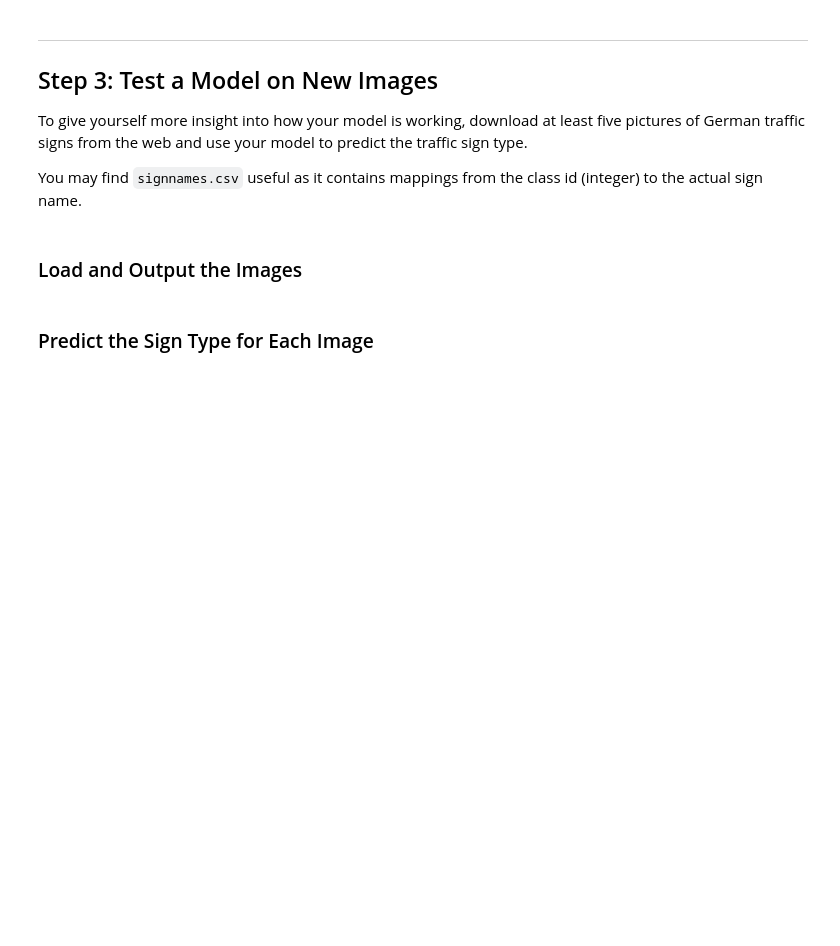
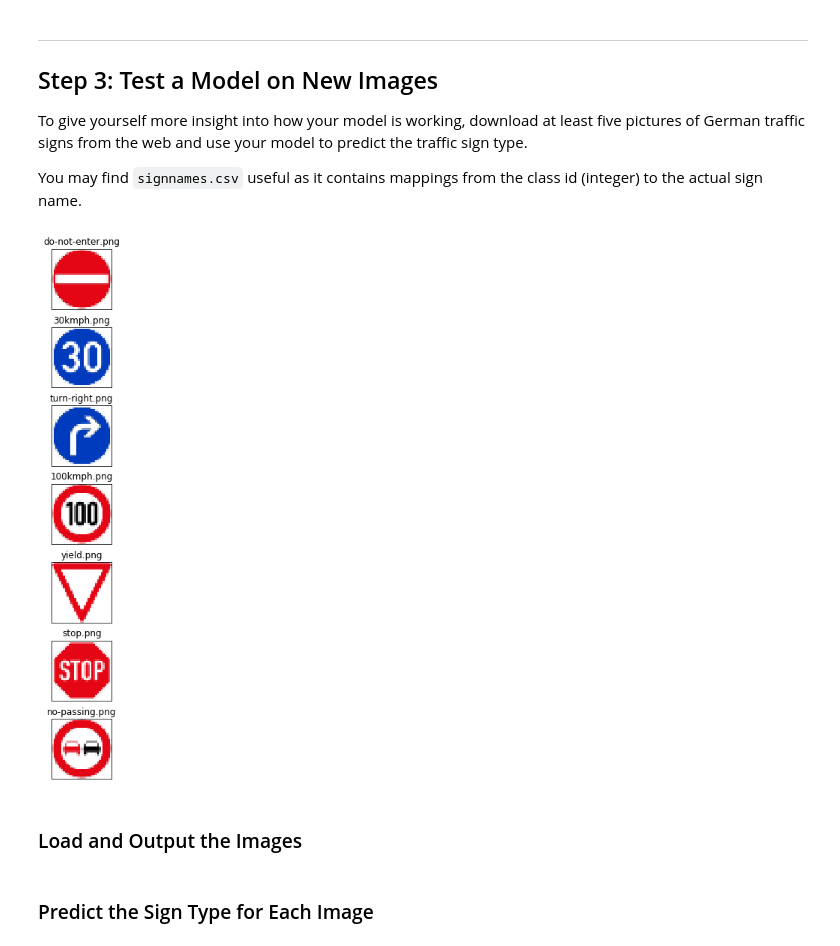
Before and after one commit to arrawatia/CarND-Traffic-Sign-Classifier-Project, a Jupyter notebook: Traffic_Sign_Classifier.ipynb, the cells around one changed output. Drawn from its saved outputs; the diff is of its cells as text; code cells hidden in the pictures; blank space fills up the shorter version.

```diff
--- a/Traffic_Sign_Classifier.ipynb
+++ b/Traffic_Sign_Classifier.ipynb
@@ -324,5 +375,25 @@ Model saved
 To give yourself more insight into how your model is working, download at least five pictures of German traffic signs from the web and use your model to predict the traffic sign type.
 
 You may find `signnames.csv` useful as it contains mappings from the class id (integer) to the actual sign name.
+# %%
+### Load the images and plot them here.
+### Feel free to use as many code cells as needed.
+
+import matplotlib.image as mpimg
+import os
+%matplotlib inline
+files = os.listdir("test")
+fig, axes = plt.subplots( len(files), 1, figsize=(20, 13), subplot_kw={'xticks': [], 'yticks': []})
+fig.subplots_adjust(hspace=0.3, wspace=0.1)
+
+for idx, name in enumerate(files):
+#     print(idx, name)
+    img = mpimg.imread("test/%s" % name)
+    axes[idx].imshow(cv2.resize(img, (32,32)))
+    axes[idx].set_title(name)
+
+plt.show()
+# %% [output]
+[figure, added]
 # %% [markdown]
 ### Load and Output the Images
```
Also changed, not shown: parts of 16 cells of this notebook.
